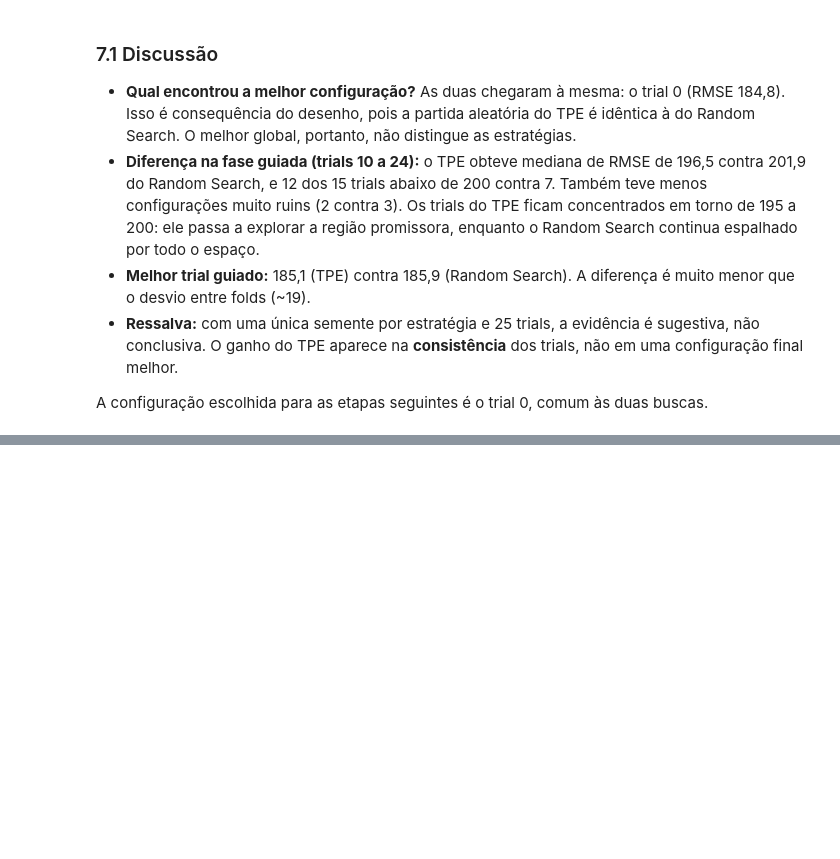
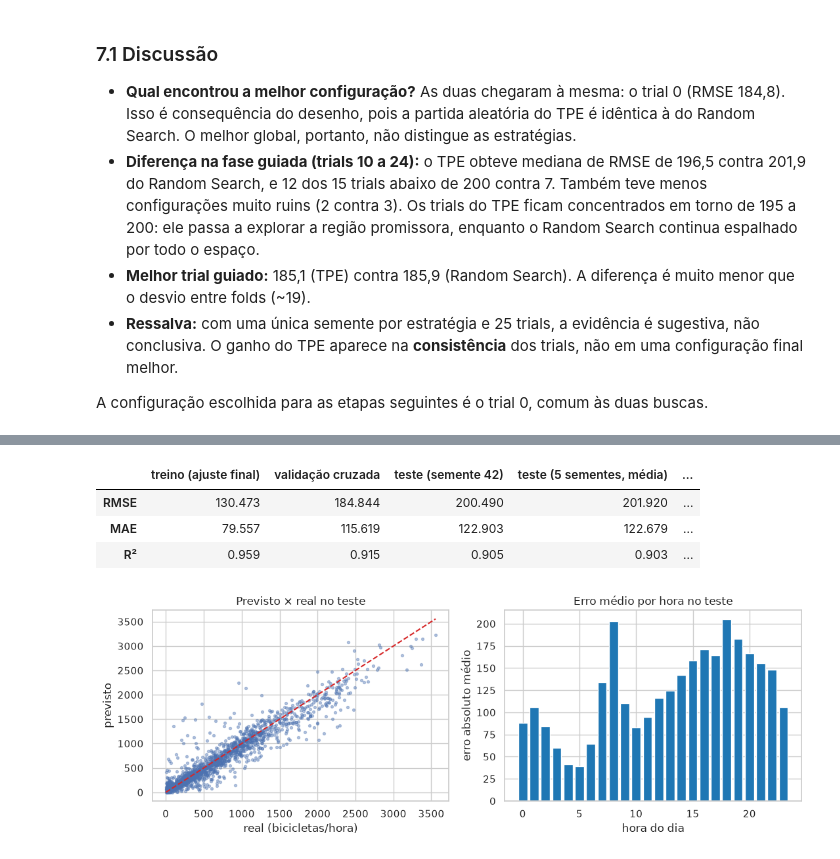
Before and after one commit to Gaalbu/Mlp-Som-Seoul-bike-renting, a Jupyter notebook: mlp_seoul_bike.ipynb, the cells around one changed output, grey strips where cells are left out. Cells and saved outputs as stored; diff of their text form; code cells hidden in the pictures; blank space fills up the shorter version.

```diff
--- a/mlp_seoul_bike.ipynb
+++ b/mlp_seoul_bike.ipynb
@@ -595,0 +714,42 @@ A configuração escolhida para as etapas seguintes é o trial 0, comum às duas
+# %%
+def test_metrics(model):
+    pred = model.predict(X_test)
+    return {"RMSE": float(np.sqrt(mean_squared_error(y_test, pred))),
+            "MAE": float(mean_absolute_error(y_test, pred)), "R²": float(r2_score(y_test, pred))}
+
+
+final_model = build_model(BEST, seed=SEED).fit(X_train, y_train)
+final_pred = final_model.predict(X_test)
+test_main = test_metrics(final_model)
+cv_ref = cv_evaluate(BEST)
+
+seed_runs = pd.DataFrame([test_metrics(build_model(BEST, seed=s).fit(X_train, y_train)) for s in range(5)],
+                         index=[f"semente {s}" for s in range(5)])
+
+pd.DataFrame({
+    "treino (ajuste final)": {"RMSE": float(np.sqrt(mean_squared_error(y_train, final_model.predict(X_train)))),
+                              "MAE": float(mean_absolute_error(y_train, final_model.predict(X_train))),
+                              "R²": float(r2_score(y_train, final_model.predict(X_train)))},
+    "validação cruzada": {"RMSE": cv_ref["val_rmse"], "MAE": cv_ref["val_mae"], "R²": cv_ref["val_r2"]},
+    "teste (semente 42)": test_main,
+    "teste (5 sementes, média)": seed_runs.mean(),
+    "teste (5 sementes, desvio)": seed_runs.std(),
+}).round(3)
+# %% [output]
+|  | treino (ajuste final) | validação cruzada | teste (semente 42) | teste (5 sementes, média) | ... |
+| RMSE | 130.473 | 184.844 | 200.490 | 201.920 | ... |
+| MAE | 79.557 | 115.619 | 122.903 | 122.679 | ... |
+| R² | 0.959 | 0.915 | 0.905 | 0.903 | ... |
+# %%
+fig, axes = plt.subplots(1, 2, figsize=(11, 4))
+axes[0].scatter(y_test, final_pred, s=8, alpha=0.4)
+lim = [0, max(y_test.max(), final_pred.max())]
+axes[0].plot(lim, lim, color="tab:red", linestyle="--")
+axes[0].set(xlabel="real (bicicletas/hora)", ylabel="previsto", title="Previsto × real no teste")
+hourly = pd.DataFrame({"Hour": X_test["Hour"], "erro absoluto": np.abs(y_test - final_pred)}).groupby("Hour")["erro absoluto"].mean()
+axes[1].bar(hourly.index, hourly.values, color="tab:blue")
+axes[1].set(xlabel="hora do dia", ylabel="erro absoluto médio", title="Erro médio por hora no teste")
+plt.tight_layout()
+plt.show()
+# %% [output]
+[figure, added]
```
Also changed, not shown: parts of 21 cells of this notebook.
